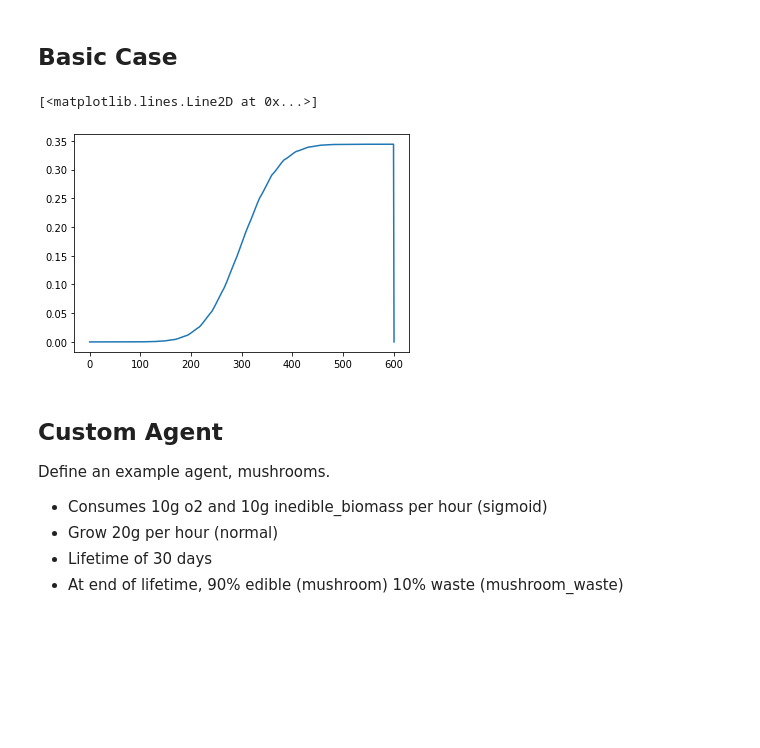
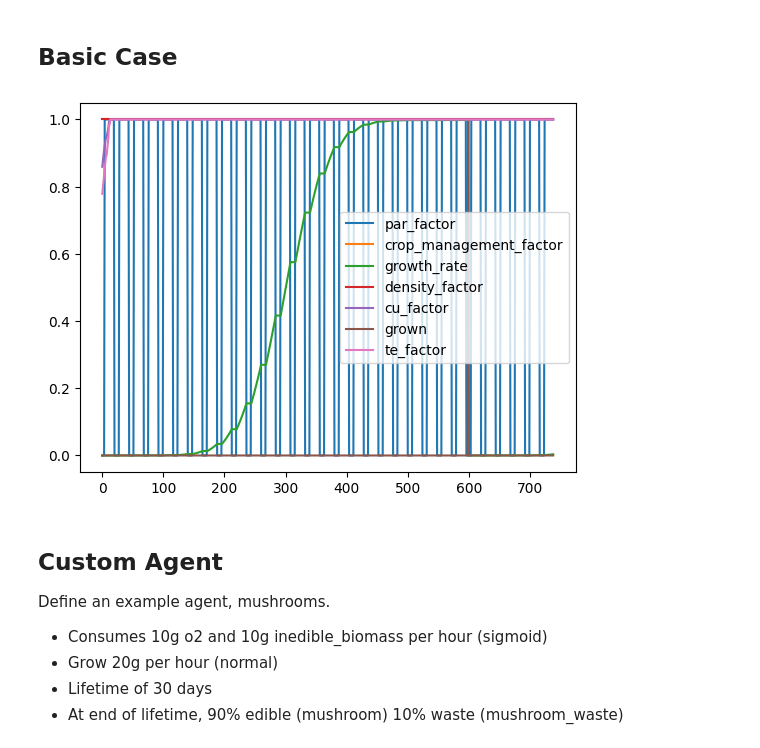
Before and after one commit to overthesun/simoc, a Jupyter notebook: Custom_Agent_Template.ipynb, the cells around one changed output. Drawn from its saved outputs; the diff is of its cells as text; code cells hidden in the pictures; blank space fills up the shorter version.

Commit message:
update Custom Agent Template for new plant growth model and updated jupyter workflow

```diff
--- a/Custom_Agent_Template.ipynb
+++ b/Custom_Agent_Template.ipynb
@@ -3,28 +3,29 @@
 # %%
 # 1. Load configuration file
 import json
 with open('data_files/config_1hrad.json') as f:
-    config = json.load(f)
+    data_files = json.load(f)
+    config = data_files['config']
+    user_agent_desc = data_files['agent_desc']
+    user_agent_conn = data_files['agent_conn']
 
 # 2. Import SIMOC
 from agent_model import AgentModel
 
 # 3. Initialize model
-model = AgentModel.from_config(config, data_collection=True)
+model = AgentModel.from_config(config, agent_desc=user_agent_desc, agent_conn=user_agent_conn)
 
 # 4. Step the model forward
-model.step_to(n_steps=601)
+model.step_to(termination=True)
 
 # 5. Get data from model
-data = model.get_data(debug=True)
+data = model.get_data()
 
 # 6. Inspect data
-import matplotlib.pyplot as plt
-radish_growth = data['radish']['growth']['current_growth']
-plt.plot([i for i in range(len(radish_growth))], radish_growth)
+from jupyter_scripts import plot_agent
+plot_agent(data, 'radish', 'growth', exclude=['agent_step_num'])
 # %% [output]
-[<matplotlib.lines.Line2D at 0x...>]
-[figure, old version]
+[figure, new version]
 # %% [markdown]
 ## Custom Agent
 
```
Also changed, not shown: parts of 5 cells of this notebook.
